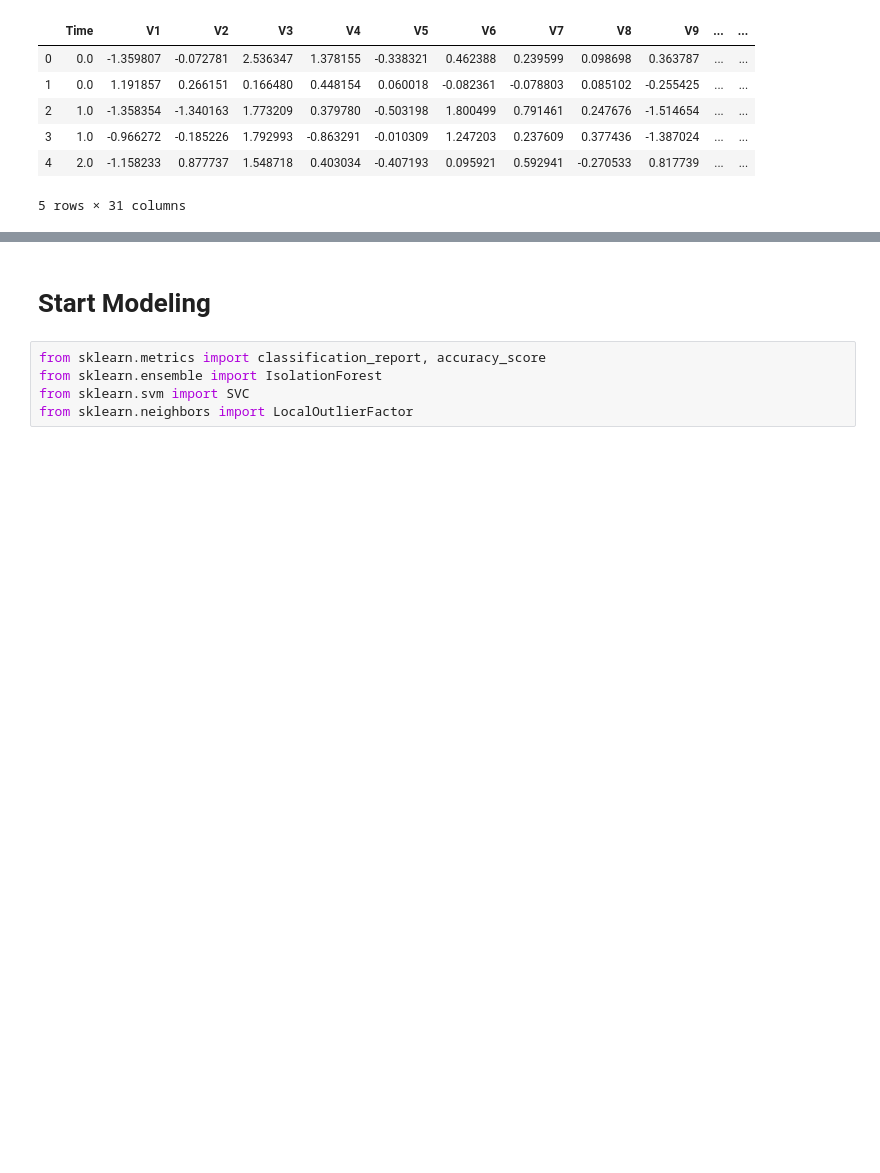
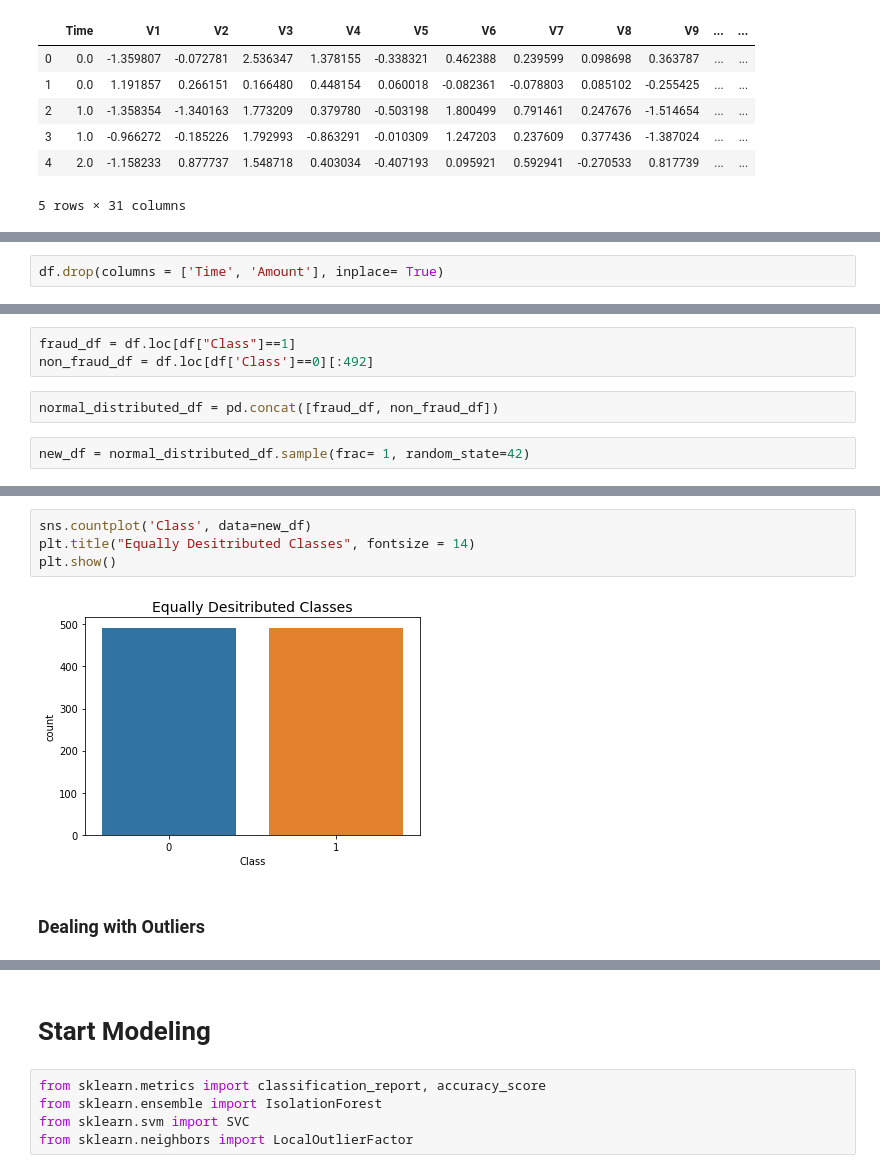
Before and after one commit to jcanque777/credit_card_fraud, a Jupyter notebook: creditcardfraud.ipynb, the cells around one changed output, grey strips where cells are left out. Cells and saved outputs as stored; diff of their text form; blank space fills up the shorter version.

Commit message:
Dealing with imbalance and removing outliers

```diff
--- a/creditcardfraud.ipynb
+++ b/creditcardfraud.ipynb
@@ -281,0 +315,2 @@ df.head()
+# %%
+df.drop(columns = ['Time', 'Amount'], inplace= True)
@@ -281,0 +379,7 @@ df.head()
+# %%
+fraud_df = df.loc[df["Class"]==1]
+non_fraud_df = df.loc[df['Class']==0][:492]
+# %%
+normal_distributed_df = pd.concat([fraud_df, non_fraud_df])
+# %%
+new_df = normal_distributed_df.sample(frac= 1, random_state=42)
@@ -281,0 +396,8 @@ df.head()
+# %%
+sns.countplot('Class', data=new_df)
+plt.title("Equally Desitributed Classes", fontsize = 14)
+plt.show()
+# %% [output]
+[figure, added]
+# %% [markdown]
+### Dealing with Outliers
```
Also changed, not shown: parts of 21 cells of this notebook.
